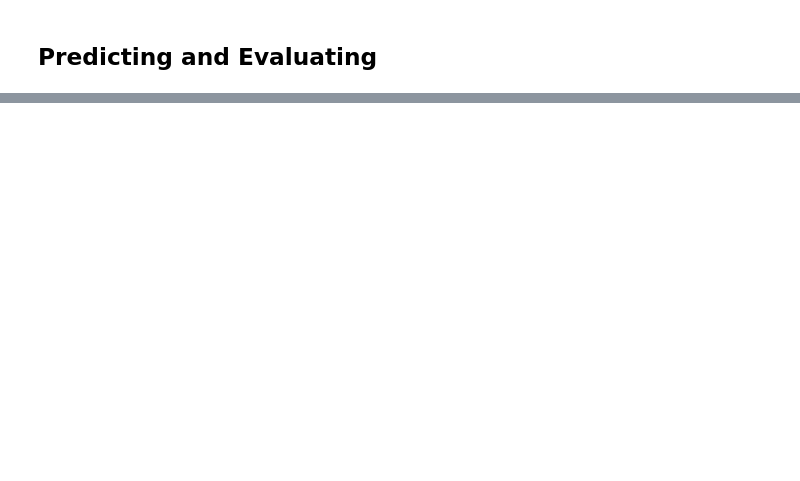
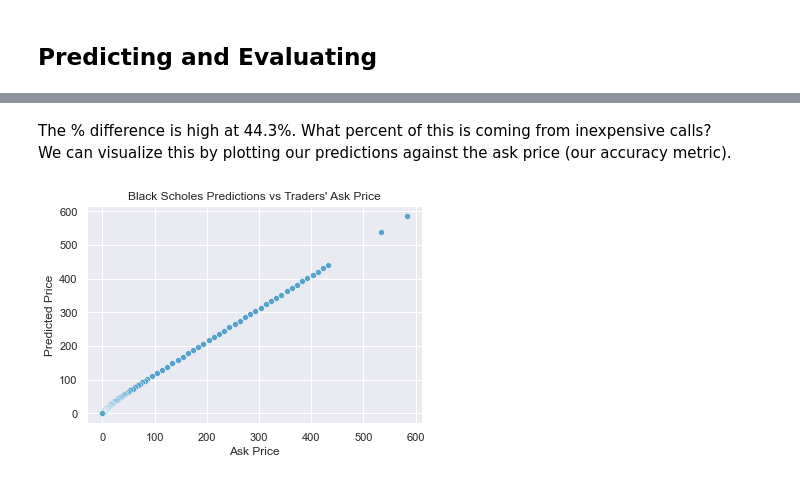
Before and after one commit to SUMMERxYANG/Option_Pricing, a Jupyter notebook: Options.ipynb, the cells around one changed output, grey strips where cells are left out. Cells and saved outputs as stored; diff of their text form; code cells hidden in the pictures; blank space fills up the shorter version.

```diff
--- a/Options.ipynb
+++ b/Options.ipynb
@@ -244,0 +212,10 @@ Last but not least, the model is meant to be used on European options only. With
+# %%
+# Predict prices with BS function!
+days = 7 # time until maturity
+spot = 781.3 # source: https://finance.yahoo.com/quote/TSLA?p=TSLA&.tsrc=fin-srch
+rf = 1.345 # source: https://finance.yahoo.com/quote/%5ETNX?p=%5ETNX
+calls['Implied Volatility'] = calls['Implied Volatility'].str.rstrip('%').astype('float') / 100.0
+prediction = []
+for i in range(0, len(calls)):
+    price = call(spot, calls['Strike'][i], rf, calls['Implied Volatility'][i], days/365)
+    prediction.append(price)
@@ -244,0 +234,4 @@ Last but not least, the model is meant to be used on European options only. With
+# %%
+# Append predictions column
+calls = calls.assign(Black_Scholes = prediction)
+calls.head()
@@ -244,0 +245,4 @@ Last but not least, the model is meant to be used on European options only. With
+# %%
+# Benchmark against ask price to see how far off we are from option traders' expectations
+BS_Dif = calls['Black_Scholes'] - calls['Ask']
+BS_Dif.describe()
@@ -244,0 +279,4 @@ Last but not least, the model is meant to be used on European options only. With
+# %%
+# Examine the % difference instead
+calls['BS_Dif_Pct'] = BS_Dif / calls['Black_Scholes'] * 100
+calls['BS_Dif_Pct'].describe()
@@ -244,0 +293,11 @@ Last but not least, the model is meant to be used on European options only. With
+# %% [markdown]
+The % difference is high at 44.3%. What percent of this is coming from inexpensive calls? <br>
+We can visualize this by plotting our predictions against the ask price (our accuracy metric).
+# %%
+sns.scatterplot(data = calls, x = 'Ask', y = 'Black_Scholes')
+plt.xlabel("Ask Price")
+plt.ylabel("Predicted Price")
+plt.title("Black Scholes Predictions vs Traders' Ask Price")
+plt.show()
+# %% [output]
+[figure, added]
```
Also changed, not shown: parts of 81 cells of this notebook, 5 other files.
